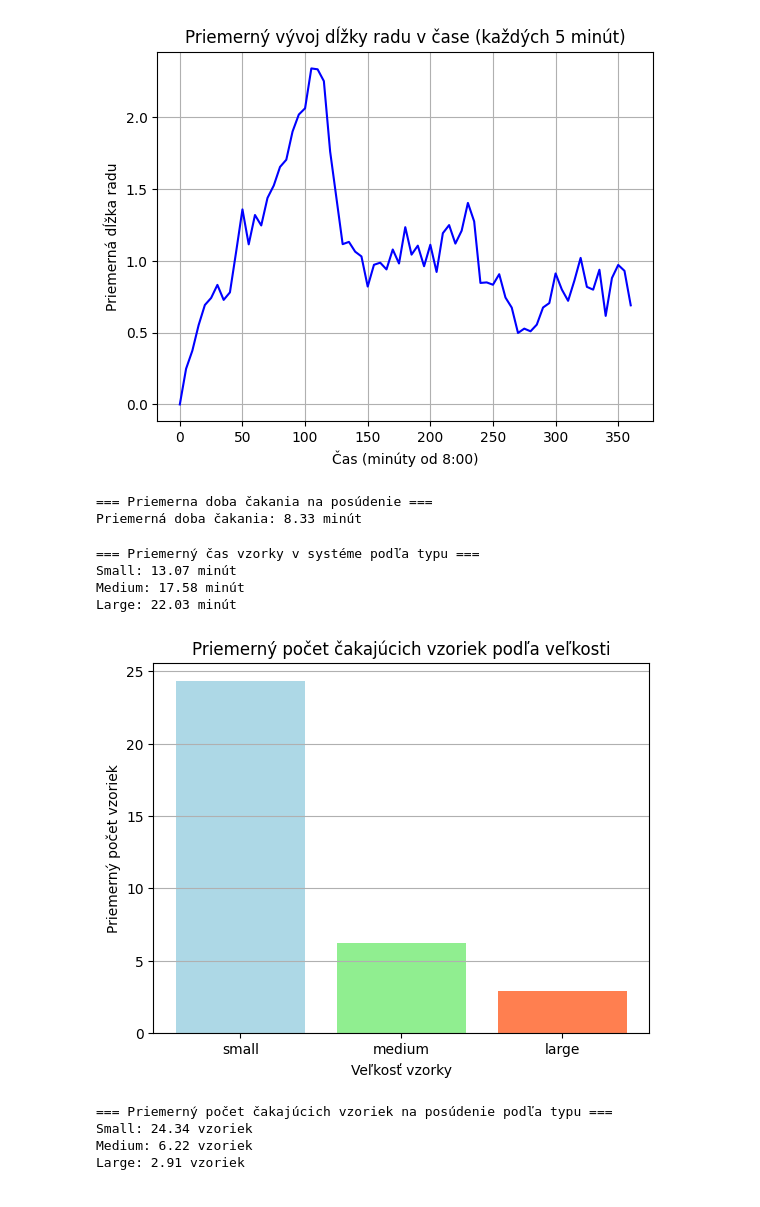
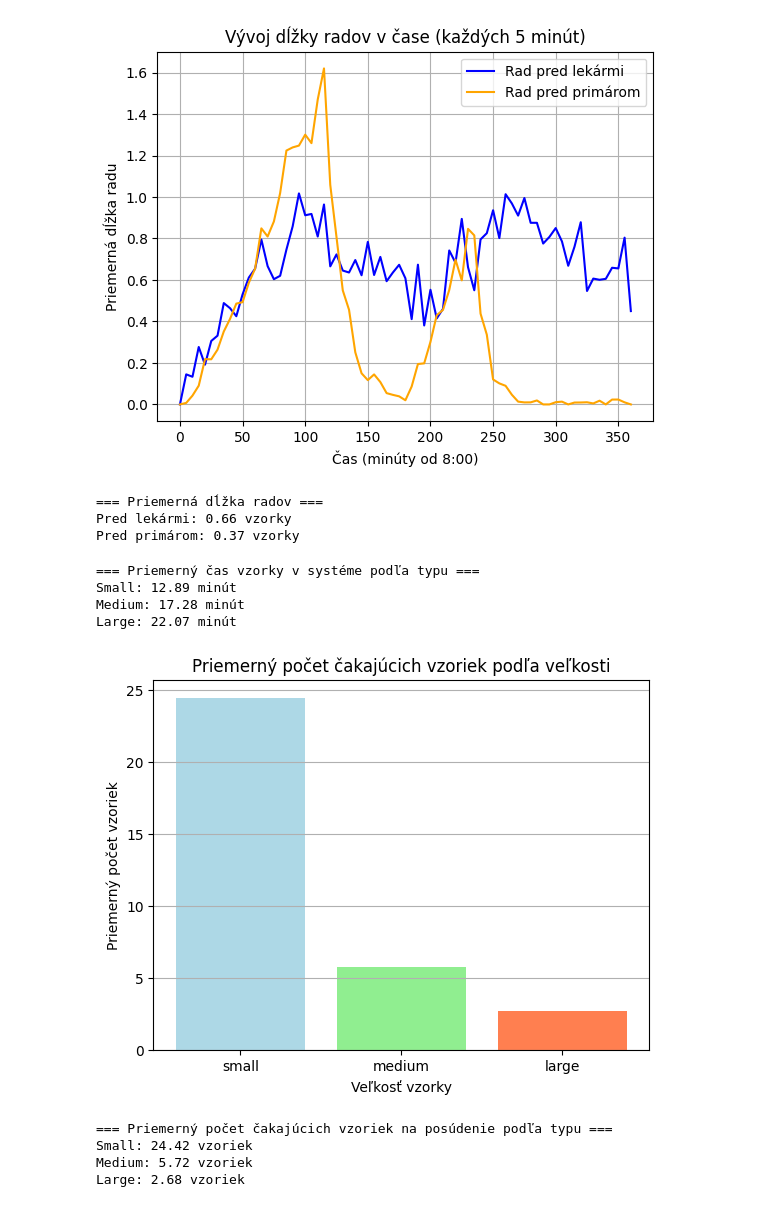
Before and after one commit to tomaschs/ModBioSys, a Jupyter notebook: replications.ipynb, the cells around one changed output. Drawn from its saved outputs; the diff is of its cells as text; code cells hidden in the pictures.

Commit message:
rozlisovanie dlzky radov pred lekarmi a primarom

```diff
--- a/replications.ipynb
+++ b/replications.ipynb
@@ -31,45 +31,51 @@ Celkový počet vzoriek (priemer): 70.19
 # %%
 import matplotlib.pyplot as plt
 from collections import defaultdict
 
-interval = 5  # 5 minútové intervaly
-queue_lengths_by_time = defaultdict(list)
+interval = 5  # 5-minútové intervaly
+
+# Zber dĺžok radov podľa typu
+regular_queue_by_time = defaultdict(list)
+head_doctor_queue_by_time = defaultdict(list)
 
 for lab in all_labs:
-    for time, q_len in zip(lab.queue_times, lab.queue_lengths):
+    for time, reg_q, head_q in zip(lab.queue_times, lab.regular_queue_lengths, lab.head_doctor_queue_lengths):
         rounded_time = int(time // interval * interval)
-        queue_lengths_by_time[rounded_time].append(q_len)
+        regular_queue_by_time[rounded_time].append(reg_q)
+        head_doctor_queue_by_time[rounded_time].append(head_q)
 
-average_queue_lengths = {
-    t: sum(lengths) / len(lengths)
-    for t, lengths in queue_lengths_by_time.items()
+# Výpočet priemerov
+avg_regular_queue = {
+    t: sum(values) / len(values) for t, values in regular_queue_by_time.items()
+}
+avg_head_queue = {
+    t: sum(values) / len(values) for t, values in head_doctor_queue_by_time.items()
 }
 
-sorted_times = sorted(average_queue_lengths.keys())
-sorted_averages = [average_queue_lengths[t] for t in sorted_times]
+sorted_times = sorted(set(avg_regular_queue.keys()) | set(avg_head_queue.keys()))
+reg_values = [avg_regular_queue.get(t, 0) for t in sorted_times]
+head_values = [avg_head_queue.get(t, 0) for t in sorted_times]
 
-plt.plot(sorted_times, sorted_averages, color='blue')
+plt.plot(sorted_times, reg_values, label="Rad pred lekármi", color="blue")
+plt.plot(sorted_times, head_values, label="Rad pred primárom", color="orange")
 plt.xlabel("Čas (minúty od 8:00)")
 plt.ylabel("Priemerná dĺžka radu")
-plt.title("Priemerný vývoj dĺžky radu v čase (každých 5 minút)")
+plt.title("Vývoj dĺžky radov v čase (každých 5 minút)")
+plt.legend()
 plt.grid(True)
 plt.show()
 
-all_waiting_times = []
-for lab in all_labs:
-    if hasattr(lab, 'waiting_times') and lab.waiting_times:
-        all_waiting_times.extend(lab.waiting_times)
+avg_length_regular = sum(reg_values) / len(reg_values) if reg_values else 0
+avg_length_head = sum(head_values) / len(head_values) if head_values else 0
 
-print("\n=== Priemerna doba čakania na posúdenie ===")
-if all_waiting_times:
-    avg_wait = sum(all_waiting_times) / len(all_waiting_times)
-    print(f"Priemerná doba čakania: {avg_wait:.2f} minút")
-else:
-    print("Žiadne vzorky nečakali v rade.")
+print("\n=== Priemerná dĺžka radov ===")
+print(f"Pred lekármi: {avg_length_regular:.2f} vzorky")
+print(f"Pred primárom: {avg_length_head:.2f} vzorky")
 # %% [output]
-[figure, old version]
+[figure, new version]
-=== Priemerna doba čakania na posúdenie ===
-Priemerná doba čakania: 8.33 minút
+=== Priemerná dĺžka radov ===
+Pred lekármi: 0.66 vzorky
+Pred primárom: 0.37 vzorky
 # %%
 from collections import defaultdict
 
@@ -92,9 +98,9 @@ for size in ['small', 'medium', 'large']:
         print(f"{size.capitalize()}: Žiadne vzorky tohto typu")
 # %% [output]
 === Priemerný čas vzorky v systéme podľa typu ===
-Small: 13.07 minút
-Medium: 17.58 minút
-Large: 22.03 minút
+Small: 12.89 minút
+Medium: 17.28 minút
+Large: 22.07 minút
 # %%
 from collections import Counter
 import matplotlib.pyplot as plt
@@ -124,11 +130,11 @@ print("\n=== Priemerný počet čakajúcich vzoriek na posúdenie podľa typu ==
 for label in labels:
     print(f"{label.capitalize()}: {average_counts.get(label, 0):.2f} vzoriek")
 # %% [output]
-[figure, old version]
+[figure, new version]
 === Priemerný počet čakajúcich vzoriek na posúdenie podľa typu ===
-Small: 24.34 vzoriek
-Medium: 6.22 vzoriek
-Large: 2.91 vzoriek
+Small: 24.42 vzoriek
+Medium: 5.72 vzoriek
+Large: 2.68 vzoriek
 # %%
 from collections import Counter
 import matplotlib.pyplot as plt
```
Also changed, not shown: parts of 4 cells of this notebook, 1 other file.
